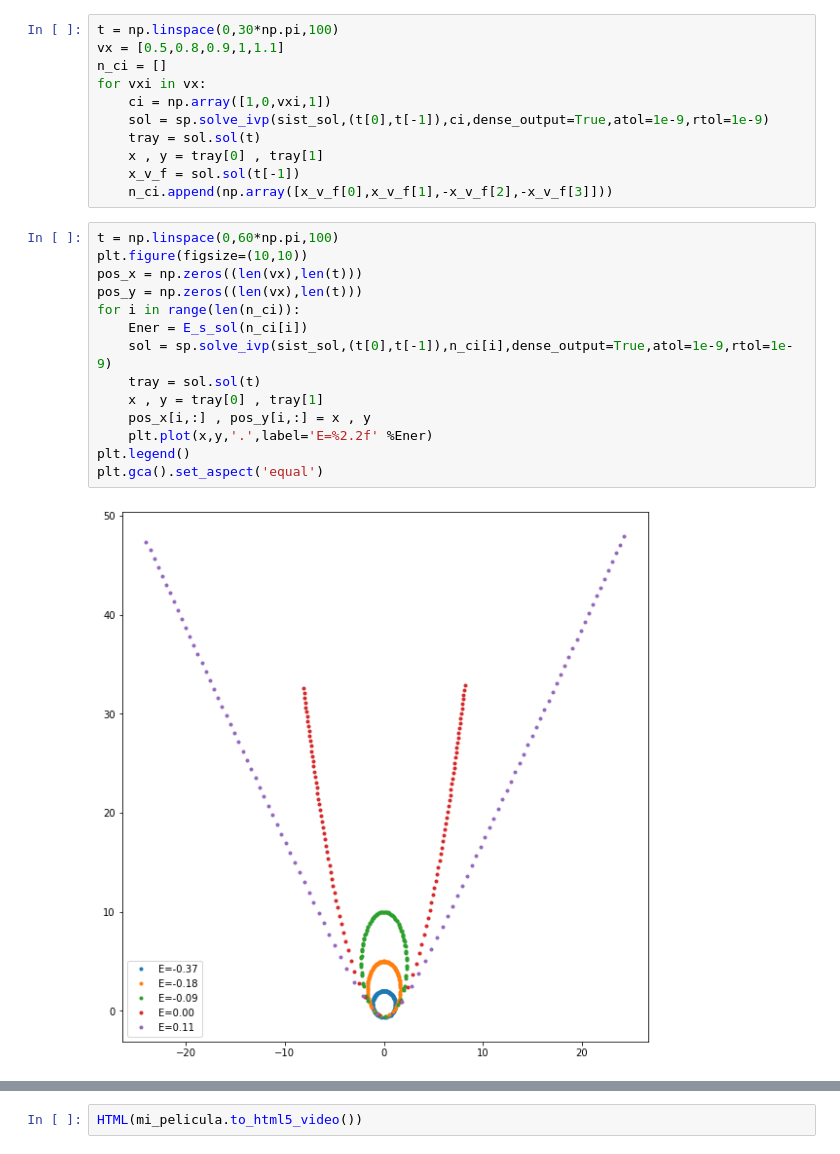
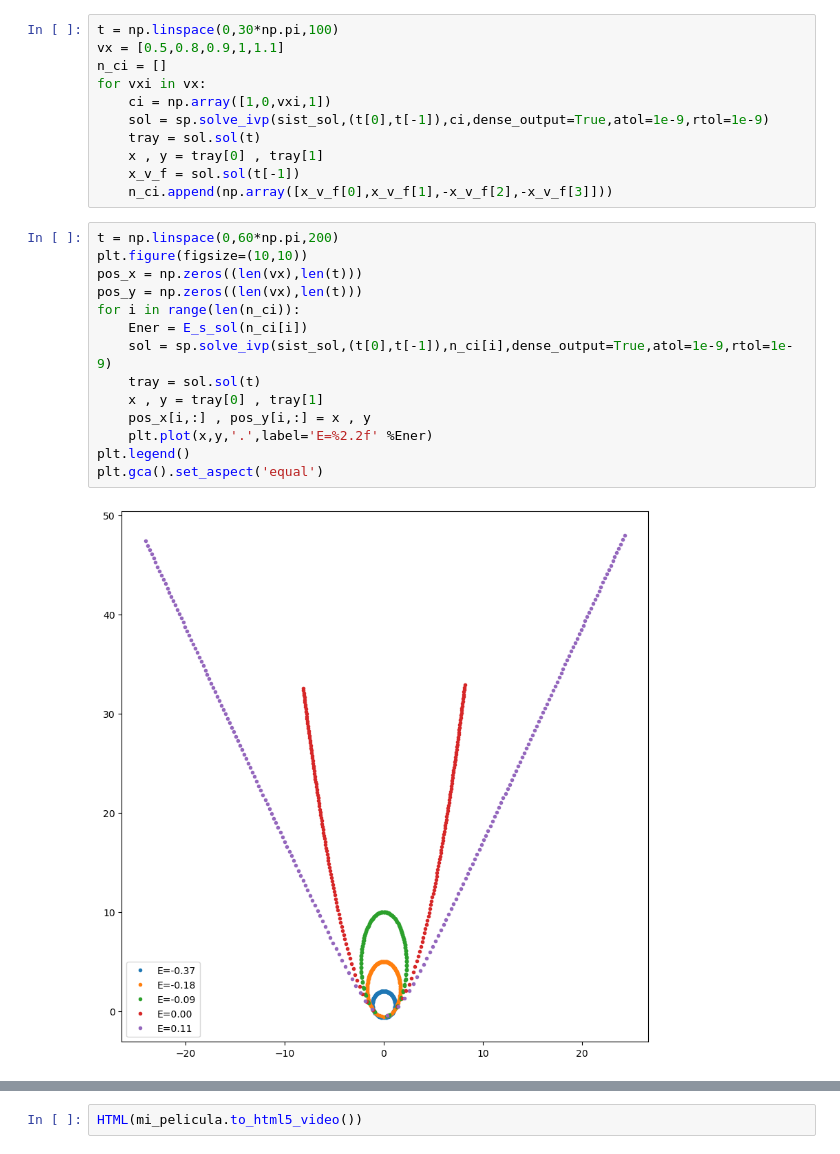
Before and after one commit to richmf/NotitasFisComp25-2, a Jupyter notebook: Clase 14 (Sist sol 3).ipynb, the cells around one changed output, grey strips where cells are left out. Saved outputs shown, nothing was run; the diff lists cells and outputs as text.

```diff
--- a/Clase 14 (Sist sol 3).ipynb
+++ b/Clase 14 (Sist sol 3).ipynb
@@ -46,21 +46,21 @@ for vxi in vx:
     x_v_f = sol.sol(t[-1])
     n_ci.append(np.array([x_v_f[0],x_v_f[1],-x_v_f[2],-x_v_f[3]]))
 # %%
-t = np.linspace(0,60*np.pi,100)
+t = np.linspace(0,60*np.pi,200)
 plt.figure(figsize=(10,10))
 pos_x = np.zeros((len(vx),len(t)))
 pos_y = np.zeros((len(vx),len(t)))
 for i in range(len(n_ci)):
     Ener = E_s_sol(n_ci[i])
     sol = sp.solve_ivp(sist_sol,(t[0],t[-1]),n_ci[i],dense_output=True,atol=1e-9,rtol=1e-9)
     tray = sol.sol(t)
     x , y = tray[0] , tray[1]
     pos_x[i,:] , pos_y[i,:] = x , y
     plt.plot(x,y,'.',label='E=%2.2f' %Ener)
 plt.legend()
 plt.gca().set_aspect('equal')
 # %% [output]
-[figure, old version]
+[figure, new version]
 # %%
 %%capture
 figura , ejes = plt.subplots()
```
Also changed, not shown: parts of 1 cell of this notebook, 8 other files.
